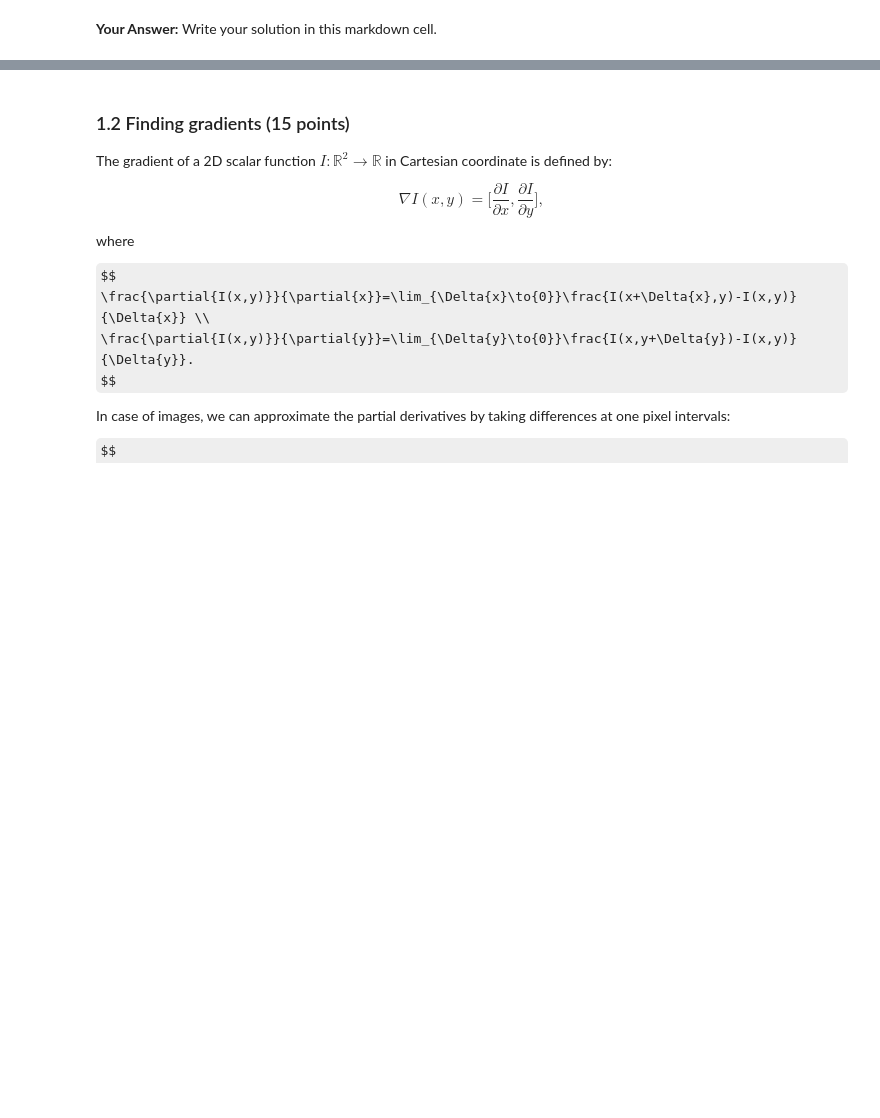
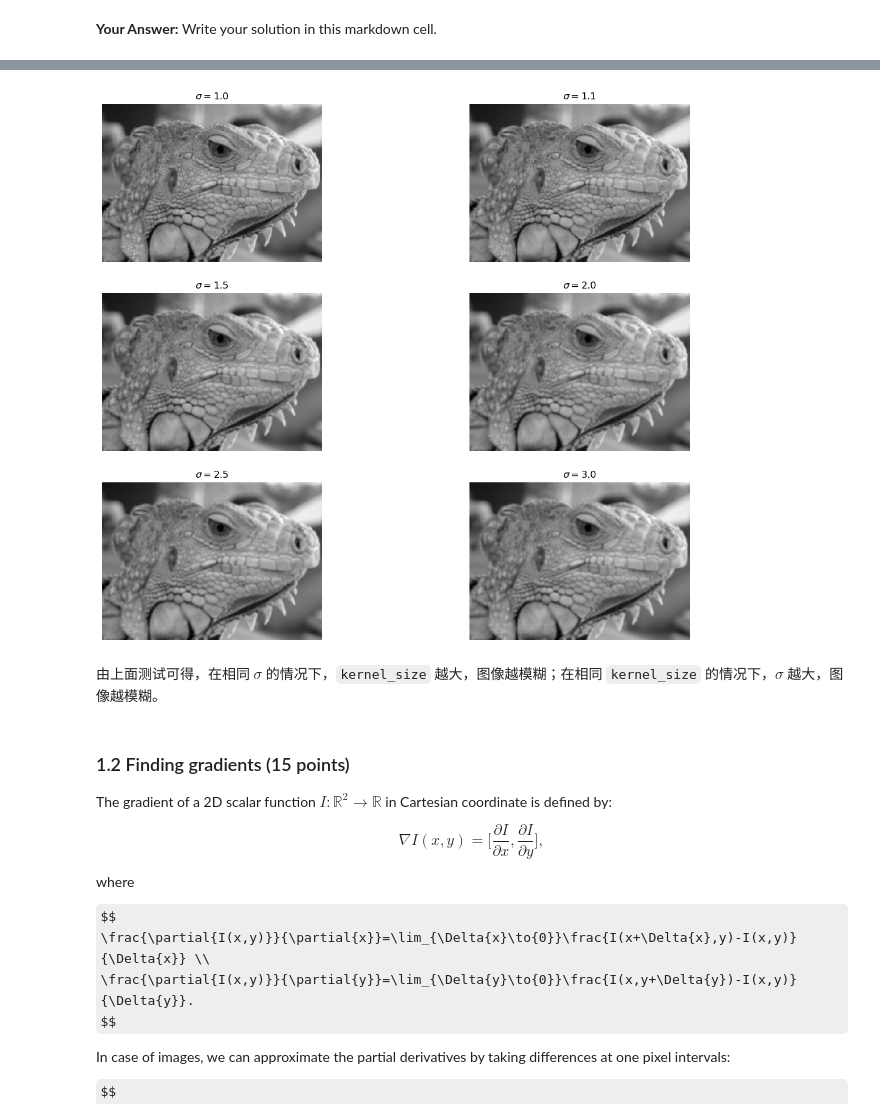
Before and after one commit to chiro2001/cv-lab, a Jupyter notebook: Homework2/Part2/hw2_p2.ipynb, the cells around one changed output, grey strips where cells are left out. Saved outputs shown, nothing was run; the diff lists cells and outputs as text; code cells hidden in the pictures; some formulas as TeX source; blank space fills up the shorter version.

```diff
--- a/Homework2/Part2/hw2_p2.ipynb
+++ b/Homework2/Part2/hw2_p2.ipynb
@@ -86,3 +107,21 @@ What is the effect of changing kernel_size and sigma?
+# %%
+def test_sigma():
+    kernel_size = 5
+    sigmas = [1.0, 1.1, 1.5, 2.0, 2.5, 3.0]
+    for index in range(len(sigmas)):
+        sigma = sigmas[index]
+        kernel = gaussian_kernel(kernel_size, sigma)
+        smoothed = conv(img, kernel)
+        plt.subplot(3,2,index+1)
+        plt.imshow(smoothed)
+        plt.title('$\sigma = %.1f$' % sigma)
+        plt.axis('off')
+
+test_sigma()
+# %% [output]
+[figure, added]
+# %% [markdown]
+由上面测试可得，在相同 $\sigma$ 的情况下，`kernel_size` 越大，图像越模糊；在相同 `kernel_size` 的情况下，$\sigma$ 越大，图像越模糊。
 # %% [markdown]
 ### 1.2 Finding gradients (15 points)
 The gradient of a 2D scalar function $I:\mathbb{R}^2\rightarrow{\mathbb{R}}$ in Cartesian coordinate is defined by:
```
Also changed, not shown: parts of 17 cells of this notebook, 1 other file.
